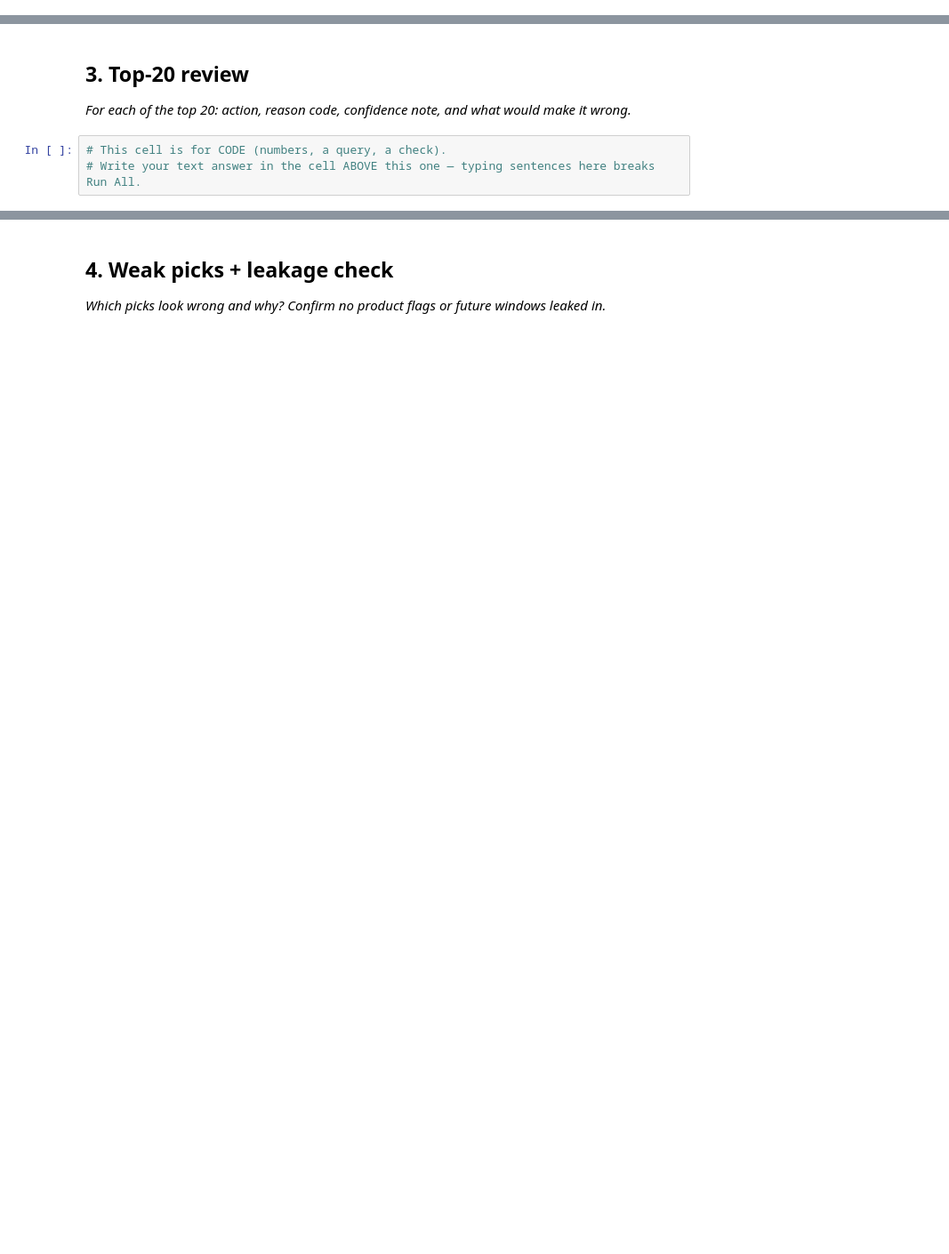
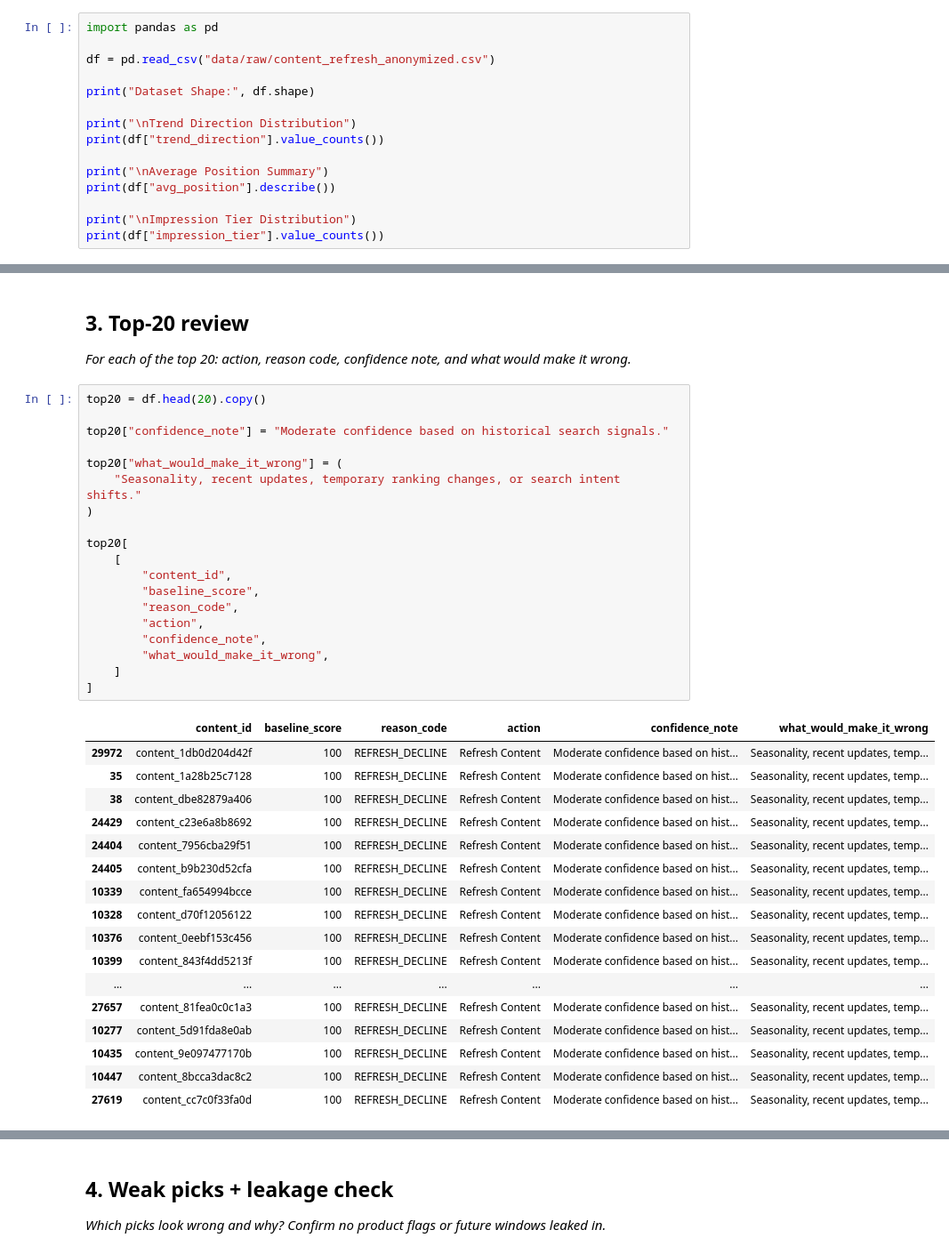
Before and after one commit to dhanushmajji1428/FlyRank, a Jupyter notebook: work/notebooks/w04_baseline_score.ipynb, the cells around one changed output, grey strips where cells are left out. Shown at 89% size. Drawn from its saved outputs; the diff is of its cells as text; blank space fills up the shorter version.

```diff
--- a/work/notebooks/w04_baseline_score.ipynb
+++ b/work/notebooks/w04_baseline_score.ipynb
@@ -15,0 +15,15 @@ This skeleton is yours to fill. Work the sections **in order** — each one has
+# %%
+import pandas as pd
+
+df = pd.read_csv("data/raw/content_refresh_anonymized.csv")
+
+print("Dataset Shape:", df.shape)
+
+print("\nTrend Direction Distribution")
+print(df["trend_direction"].value_counts())
+
+print("\nAverage Position Summary")
+print(df["avg_position"].describe())
+
+print("\nImpression Tier Distribution")
+print(df["impression_tier"].value_counts())
@@ -24,6 +117,40 @@ This skeleton is yours to fill. Work the sections **in order** — each one has
 ## 3. Top-20 review
 
 *For each of the top 20: action, reason code, confidence note, and what would make it wrong.*
-# %%
-# This cell is for CODE (numbers, a query, a check).
-# Write your text answer in the cell ABOVE this one — typing sentences here breaks Run All.
+# %%
+top20 = df.head(20).copy()
+
+top20["confidence_note"] = "Moderate confidence based on historical search signals."
+
+top20["what_would_make_it_wrong"] = (
+    "Seasonality, recent updates, temporary ranking changes, or search intent shifts."
+)
+
+top20[
+    [
+        "content_id",
+        "baseline_score",
+        "reason_code",
+        "action",
+        "confidence_note",
+        "what_would_make_it_wrong",
+    ]
+]
+# %% [output]
+|  | content_id | baseline_score | reason_code | action | confidence_note | what_would_make_it_wrong |
+| 29972 | content_1db0d204d42f | 100 | REFRESH_DECLINE | Refresh Content | Moderate confidence based on hist... | Seasonality, recent updates, temp... |
+| 35 | content_1a28b25c7128 | 100 | REFRESH_DECLINE | Refresh Content | Moderate confidence based on hist... | Seasonality, recent updates, temp... |
+| 38 | content_dbe82879a406 | 100 | REFRESH_DECLINE | Refresh Content | Moderate confidence based on hist... | Seasonality, recent updates, temp... |
+| 24429 | content_c23e6a8b8692 | 100 | REFRESH_DECLINE | Refresh Content | Moderate confidence based on hist... | Seasonality, recent updates, temp... |
+| 24404 | content_7956cba29f51 | 100 | REFRESH_DECLINE | Refresh Content | Moderate confidence based on hist... | Seasonality, recent updates, temp... |
+| 24405 | content_b9b230d52cfa | 100 | REFRESH_DECLINE | Refresh Content | Moderate confidence based on hist... | Seasonality, recent updates, temp... |
+| 10339 | content_fa654994bcce | 100 | REFRESH_DECLINE | Refresh Content | Moderate confidence based on hist... | Seasonality, recent updates, temp... |
+| 10328 | content_d70f12056122 | 100 | REFRESH_DECLINE | Refresh Content | Moderate confidence based on hist... | Seasonality, recent updates, temp... |
+| 10376 | content_0eebf153c456 | 100 | REFRESH_DECLINE | Refresh Content | Moderate confidence based on hist... | Seasonality, recent updates, temp... |
+| 10399 | content_843f4dd5213f | 100 | REFRESH_DECLINE | Refresh Content | Moderate confidence based on hist... | Seasonality, recent updates, temp... |
+| ... | ... | ... | ... | ... | ... | ... |
+| 27657 | content_81fea0c0c1a3 | 100 | REFRESH_DECLINE | Refresh Content | Moderate confidence based on hist... | Seasonality, recent updates, temp... |
+| 10277 | content_5d91fda8e0ab | 100 | REFRESH_DECLINE | Refresh Content | Moderate confidence based on hist... | Seasonality, recent updates, temp... |
+| 10435 | content_9e097477170b | 100 | REFRESH_DECLINE | Refresh Content | Moderate confidence based on hist... | Seasonality, recent updates, temp... |
+| 10447 | content_8bcca3dac8c2 | 100 | REFRESH_DECLINE | Refresh Content | Moderate confidence based on hist... | Seasonality, recent updates, temp... |
+| 27619 | content_cc7c0f33fa0d | 100 | REFRESH_DECLINE | Refresh Content | Moderate confidence based on hist... | Seasonality, recent updates, temp... |
```
Also changed, not shown: parts of 14 cells of this notebook.
